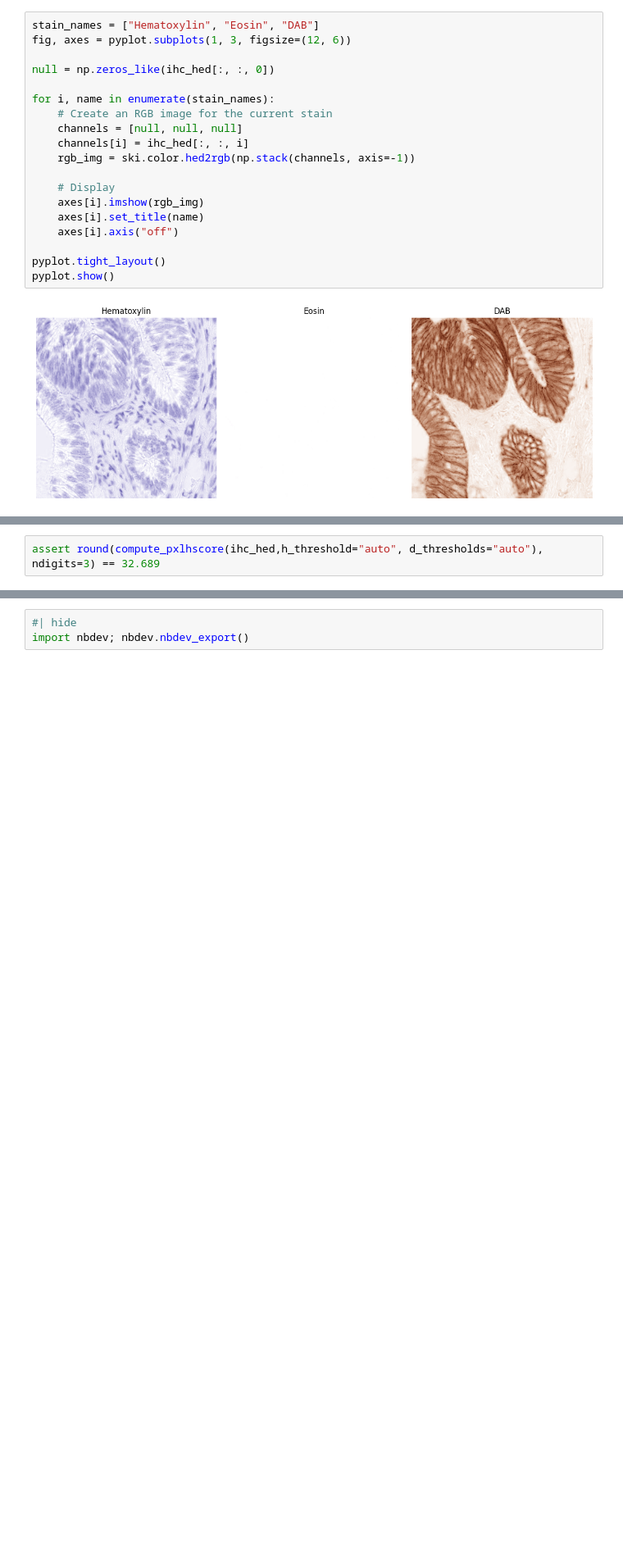
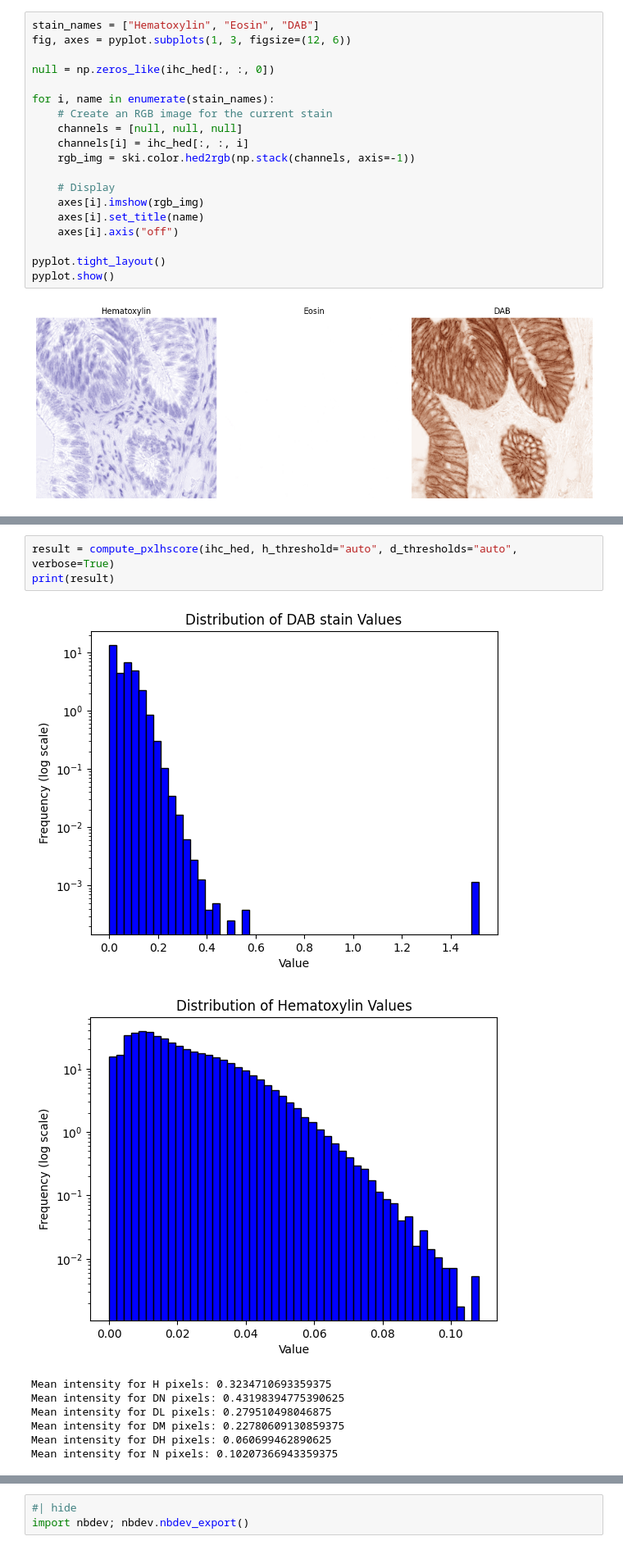
Before and after one commit to IntegratedPathologyUnit-ICR/pyhscore, a Jupyter notebook: nbs/00_score.ipynb, the cells around one changed output, grey strips where cells are left out. Shown at 82% size. Cells and saved outputs as stored; diff of their text form; blank space fills up the shorter version.

```diff
--- a/nbs/00_score.ipynb
+++ b/nbs/00_score.ipynb
@@ -181,2 +227,12 @@ assert round(compute_pxlhscore(ihc_hed), ndigits=3) == 79.248
 # %%
-assert round(compute_pxlhscore(ihc_hed,h_threshold="auto", d_thresholds="auto"), ndigits=3) == 32.689
+result = compute_pxlhscore(ihc_hed, h_threshold="auto", d_thresholds="auto", verbose=True)
+print(result)
+# %% [output]
+[figure, added]
+[figure, added]
+Mean intensity for H pixels: 0.3234710693359375
+Mean intensity for DN pixels: 0.43198394775390625
+Mean intensity for DL pixels: 0.279510498046875
+Mean intensity for DM pixels: 0.22780609130859375
+Mean intensity for DH pixels: 0.060699462890625
+Mean intensity for N pixels: 0.10207366943359375
```
Also changed, not shown: parts of 9 cells of this notebook, 3 other files.
